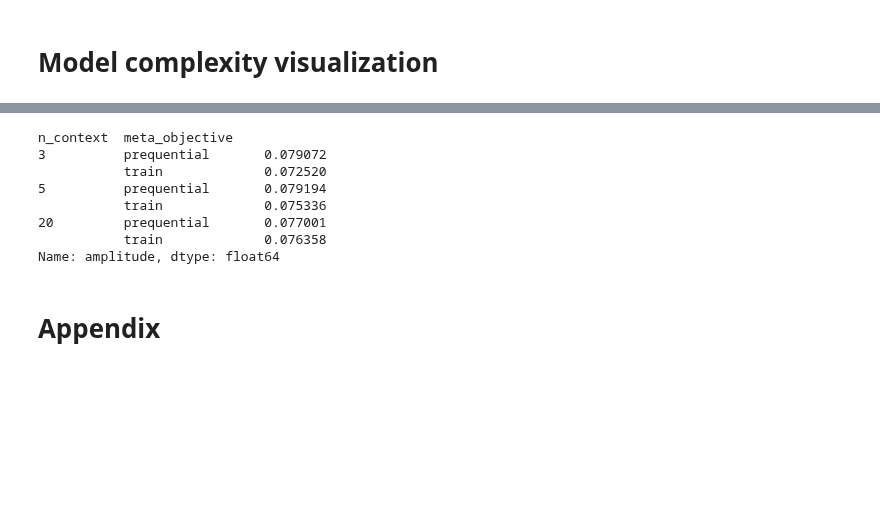
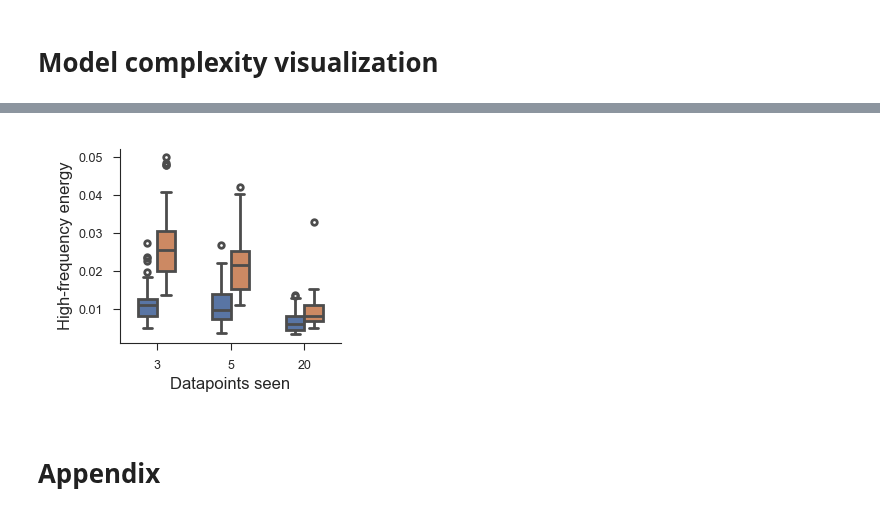
Before and after one commit to 3rdCore/PrequentialCode, a Jupyter notebook: papers/preprint/notebook.ipynb, the cells around one changed output, grey strips where cells are left out. Cells and saved outputs as stored; diff of their text form; code cells hidden in the pictures; blank space fills up the shorter version.

Commit message:
Updated notebook with good fourier runs

```diff
--- a/papers/preprint/notebook.ipynb
+++ b/papers/preprint/notebook.ipynb
@@ -1049,14 +1021,39 @@ plt.show()
-# %%
-data_amplitudes.groupby(["n_context", "meta_objective"])["amplitude"].mean()
-# %% [output]
-n_context  meta_objective
-3          prequential       0.079072
-           train             0.072520
-5          prequential       0.079194
-           train             0.075336
-20         prequential       0.077001
-           train             0.076358
-Name: amplitude, dtype: float64
+# %%
+context_lengths = [3, 5, 20]
+fig, ax = plt.subplots(figsize=(1.5, 1.3))
+
+cutoff_frequency = data_fourier_amplitudes.frequency.unique()[2]
+data_fourier_amplitudes["energy"] = 0.5 * (
+    data_fourier_amplitudes["sin_amplitude"] ** 2
+    + data_fourier_amplitudes["cos_amplitude"] ** 2
+)
+data_fourier_energy_beyond_freq = (
+    data_fourier_amplitudes.groupby(["n_context", "meta_objective", "task_id"])
+    .apply(lambda x: ((x["frequency"] > cutoff_frequency) * x["energy"]).sum(), include_groups=False)
+    .reset_index(name="total_energy")
+)
+
+sns.boxplot(
+    data=data_fourier_energy_beyond_freq,
+    x="n_context",
+    y="total_energy",
+    hue="meta_objective",
+    hue_order=["prequential", "train"],
+    palette=[default_method_hue["prequential"], default_method_hue["train"]],
+    width=0.5,
+    fliersize=2,
+    ax=ax,
+)
+
+ax.set(
+    xlabel="Datapoints seen",
+    ylabel="High-frequency energy",
+)
+ax.legend().remove()
+
+plt.show()
+# %% [output]
+[figure, added]
 # %% [markdown]
 # Appendix
 # %% [markdown]
```
Also changed, not shown: parts of 2 cells of this notebook.
